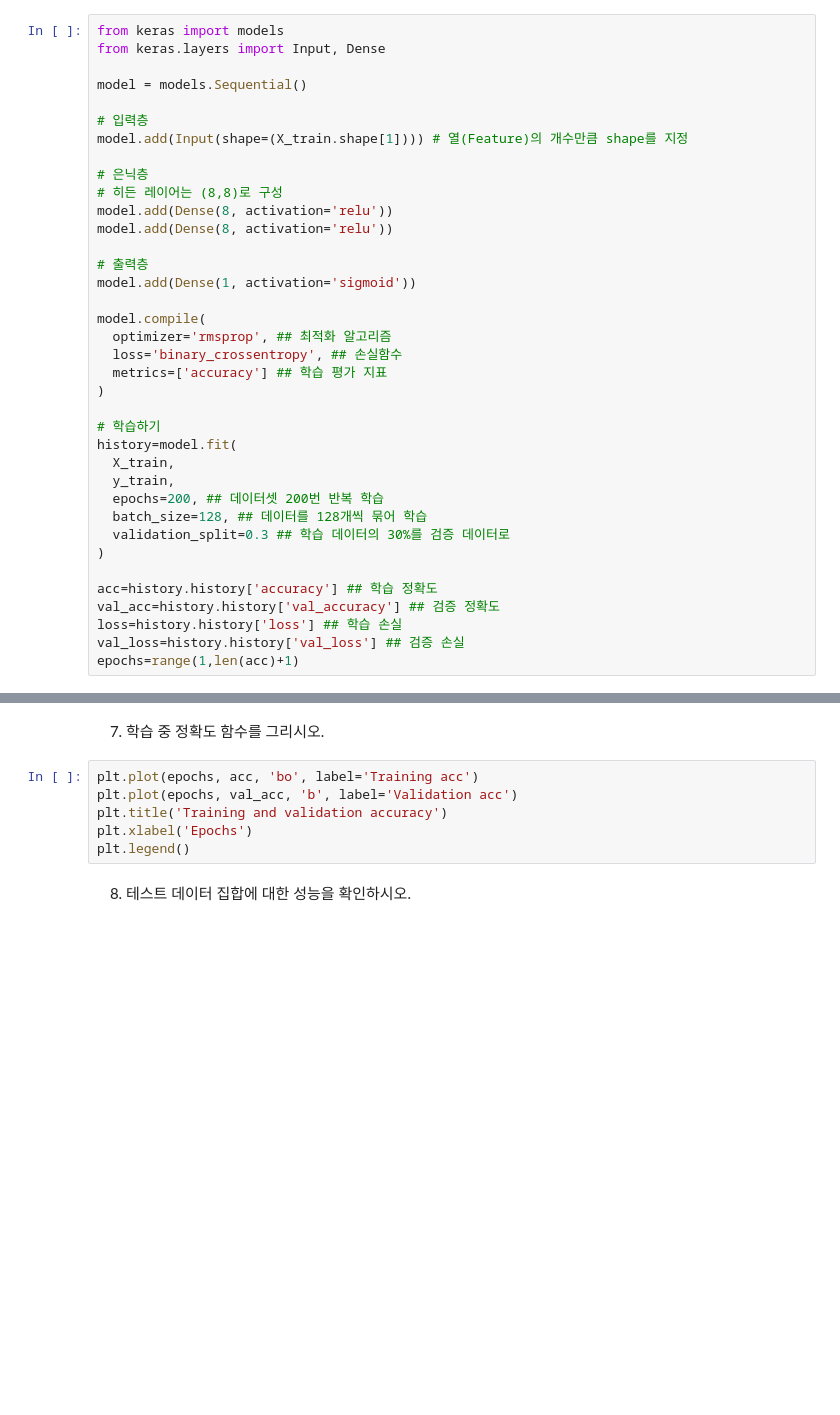
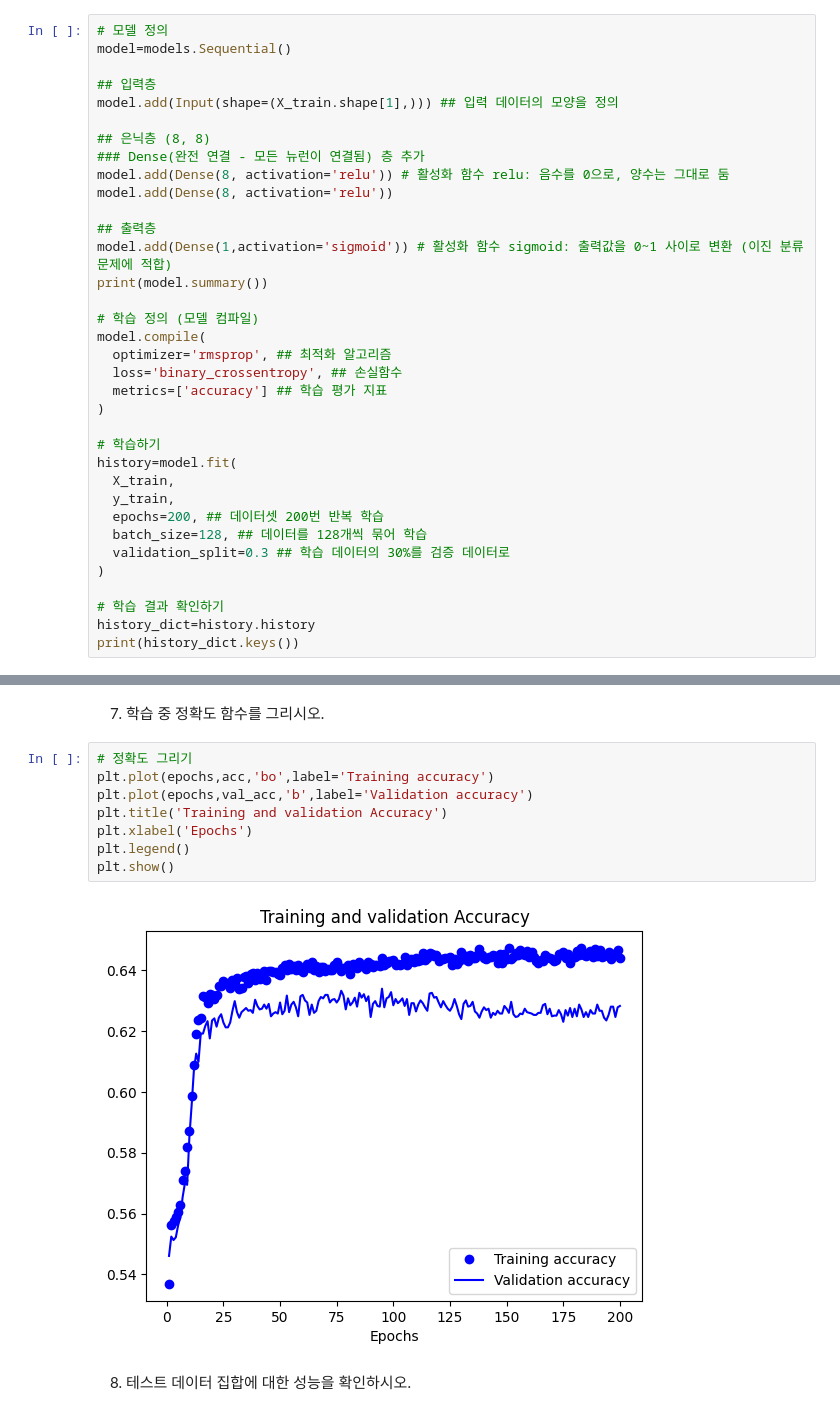
Before and after one commit to 0minKoh/data-mining-hyu, a Jupyter notebook: playground/trial_0/7-1 인공신경망분류 Lab.ipynb, the cells around one changed output, grey strips where cells are left out. Saved outputs shown, nothing was run; the diff lists cells and outputs as text; blank space fills up the shorter version.

```diff
--- a/playground/trial_0/7-1 인공신경망분류 Lab.ipynb
+++ b/playground/trial_0/7-1 인공신경망분류 Lab.ipynb
@@ -63,22 +49,22 @@ Accuracy: 0.6252, Precision: 0.6230, Recall: 0.7990
 # %% [markdown]
 5. keras를 이용해서 인공신경망 모델을 정의하고 학습하시오(단 히든 레이어는 (8,8)로 하시오).
 # %%
-from keras import models
-from keras.layers import Input, Dense
+# 모델 정의
+model=models.Sequential()
 
-model = models.Sequential()
+## 입력층
+model.add(Input(shape=(X_train.shape[1],))) ## 입력 데이터의 모양을 정의
 
-# 입력층
-model.add(Input(shape=(X_train.shape[1]))) # 열(Feature)의 개수만큼 shape를 지정
-
-# 은닉층
-# 히든 레이어는 (8,8)로 구성
-model.add(Dense(8, activation='relu'))
+## 은닉층 (8, 8)
+### Dense(완전 연결 - 모든 뉴런이 연결됨) 층 추가
+model.add(Dense(8, activation='relu')) # 활성화 함수 relu: 음수를 0으로, 양수는 그대로 둠
 model.add(Dense(8, activation='relu'))
 
-# 출력층
-model.add(Dense(1, activation='sigmoid'))
+## 출력층
+model.add(Dense(1,activation='sigmoid')) # 활성화 함수 sigmoid: 출력값을 0~1 사이로 변환 (이진 분류 문제에 적합)
+print(model.summary())
 
+# 학습 정의 (모델 컴파일)
 model.compile(
   optimizer='rmsprop', ## 최적화 알고리즘
   loss='binary_crossentropy', ## 손실함수
@@ -94,8 +80,6 @@ history=model.fit(
   validation_split=0.3 ## 학습 데이터의 30%를 검증 데이터로
 )
 
-acc=history.history['accuracy'] ## 학습 정확도
-val_acc=history.history['val_accuracy'] ## 검증 정확도
-loss=history.history['loss'] ## 학습 손실
-val_loss=history.history['val_loss'] ## 검증 손실
-epochs=range(1,len(acc)+1)
+# 학습 결과 확인하기
+history_dict=history.history
+print(history_dict.keys())
@@ -113,11 +137,15 @@ plt.show()
 # %% [markdown]
 7. 학습 중 정확도 함수를 그리시오.
 # %%
-plt.plot(epochs, acc, 'bo', label='Training acc')
-plt.plot(epochs, val_acc, 'b', label='Validation acc')
-plt.title('Training and validation accuracy')
+# 정확도 그리기
+plt.plot(epochs,acc,'bo',label='Training accuracy')
+plt.plot(epochs,val_acc,'b',label='Validation accuracy')
+plt.title('Training and validation Accuracy')
 plt.xlabel('Epochs')
 plt.legend()
+plt.show()
+# %% [output]
+[figure, added]
 # %% [markdown]
 8. 테스트 데이터 집합에 대한 성능을 확인하시오.
 # %%
```
Also changed, not shown: parts of 9 cells of this notebook, 41 other files.
